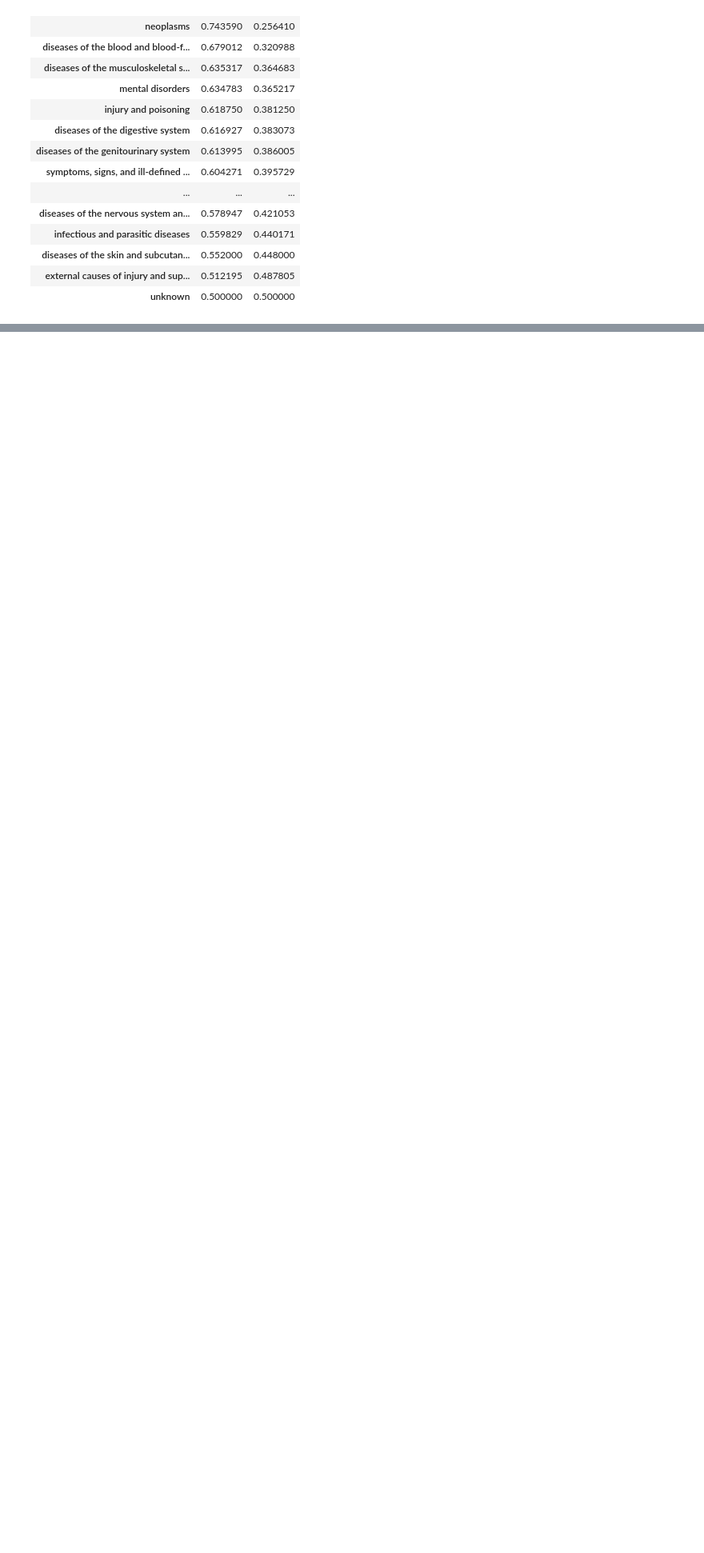
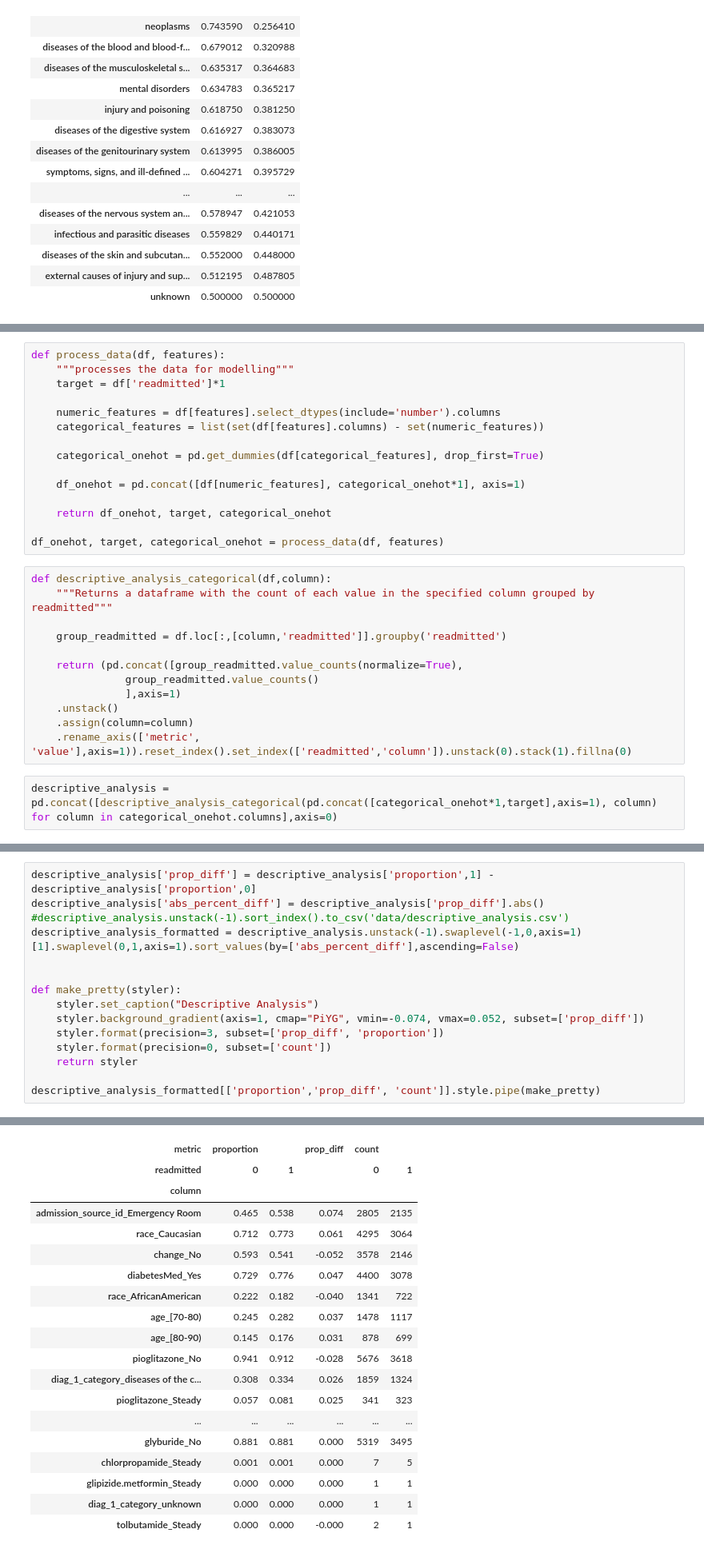
Before and after one commit to SamHollings/readmission, a Jupyter notebook: analysis.ipynb, the cells around one changed output, grey strips where cells are left out. Shown at 80% size. Saved outputs shown, nothing was run; the diff lists cells and outputs as text; blank space fills up the shorter version.

```diff
--- a/analysis.ipynb
+++ b/analysis.ipynb
@@ -176,0 +167,29 @@ pd.concat([df_onehot,target],axis=1).groupby('readmitted').describe().stack(0)[[
+# %%
+def process_data(df, features):
+    """processes the data for modelling"""
+    target = df['readmitted']*1
+
+    numeric_features = df[features].select_dtypes(include='number').columns
+    categorical_features = list(set(df[features].columns) - set(numeric_features))
+
+    categorical_onehot = pd.get_dummies(df[categorical_features], drop_first=True)
+
+    df_onehot = pd.concat([df[numeric_features], categorical_onehot*1], axis=1)
+
+    return df_onehot, target, categorical_onehot
+
+df_onehot, target, categorical_onehot = process_data(df, features)
+# %%
+def descriptive_analysis_categorical(df,column):
+    """Returns a dataframe with the count of each value in the specified column grouped by readmitted"""
+
+    group_readmitted = df.loc[:,[column,'readmitted']].groupby('readmitted')
+
+    return (pd.concat([group_readmitted.value_counts(normalize=True),
+               group_readmitted.value_counts()
+               ],axis=1)
+    .unstack()
+    .assign(column=column)
+    .rename_axis(['metric', 'value'],axis=1)).reset_index().set_index(['readmitted','column']).unstack(0).stack(1).fillna(0)
+# %%
+descriptive_analysis = pd.concat([descriptive_analysis_categorical(pd.concat([categorical_onehot*1,target],axis=1), column) for column in categorical_onehot.columns],axis=0)
@@ -176,0 +222,16 @@ pd.concat([df_onehot,target],axis=1).groupby('readmitted').describe().stack(0)[[
+# %%
+descriptive_analysis['prop_diff'] = descriptive_analysis['proportion',1] - descriptive_analysis['proportion',0]
+descriptive_analysis['abs_percent_diff'] = descriptive_analysis['prop_diff'].abs()
+#descriptive_analysis.unstack(-1).sort_index().to_csv('data/descriptive_analysis.csv')
+descriptive_analysis_formatted = descriptive_analysis.unstack(-1).swaplevel(-1,0,axis=1)[1].swaplevel(0,1,axis=1).sort_values(by=['abs_percent_diff'],ascending=False)
+
+
+def make_pretty(styler):
+    styler.set_caption("Descriptive Analysis")
+    styler.background_gradient(axis=1, cmap="PiYG", vmin=-0.074, vmax=0.052, subset=['prop_diff'])
+    styler.format(precision=3, subset=['prop_diff', 'proportion'])
+    styler.format(precision=0, subset=['count'])
+    return styler
+
+descriptive_analysis_formatted[['proportion','prop_diff', 'count']].style.pipe(make_pretty)
+# %% [output]
@@ -176,0 +239,19 @@ pd.concat([df_onehot,target],axis=1).groupby('readmitted').describe().stack(0)[[
+| metric | proportion |  | prop_diff | count |  |
+| readmitted | 0 | 1 |  | 0 | 1 |
+| column |  |  |  |  |  |
+| admission_source_id_Emergency Room | 0.465 | 0.538 | 0.074 | 2805 | 2135 |
+| race_Caucasian | 0.712 | 0.773 | 0.061 | 4295 | 3064 |
+| change_No | 0.593 | 0.541 | -0.052 | 3578 | 2146 |
+| diabetesMed_Yes | 0.729 | 0.776 | 0.047 | 4400 | 3078 |
+| race_AfricanAmerican | 0.222 | 0.182 | -0.040 | 1341 | 722 |
+| age_[70-80) | 0.245 | 0.282 | 0.037 | 1478 | 1117 |
+| age_[80-90) | 0.145 | 0.176 | 0.031 | 878 | 699 |
+| pioglitazone_No | 0.941 | 0.912 | -0.028 | 5676 | 3618 |
+| diag_1_category_diseases of the c... | 0.308 | 0.334 | 0.026 | 1859 | 1324 |
+| pioglitazone_Steady | 0.057 | 0.081 | 0.025 | 341 | 323 |
+| ... | ... | ... | ... | ... | ... |
+| glyburide_No | 0.881 | 0.881 | 0.000 | 5319 | 3495 |
+| chlorpropamide_Steady | 0.001 | 0.001 | 0.000 | 7 | 5 |
+| glipizide.metformin_Steady | 0.000 | 0.000 | 0.000 | 1 | 1 |
+| diag_1_category_unknown | 0.000 | 0.000 | 0.000 | 1 | 1 |
+| tolbutamide_Steady | 0.000 | 0.000 | -0.000 | 2 | 1 |
```
Also changed, not shown: parts of 36 cells of this notebook, 5 other files.
